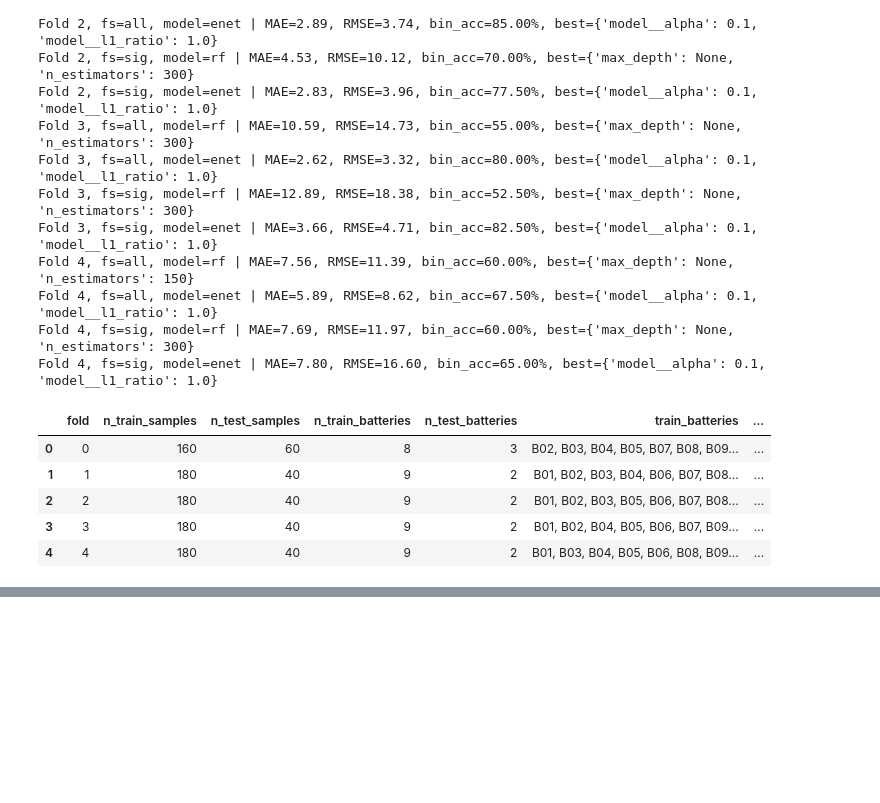
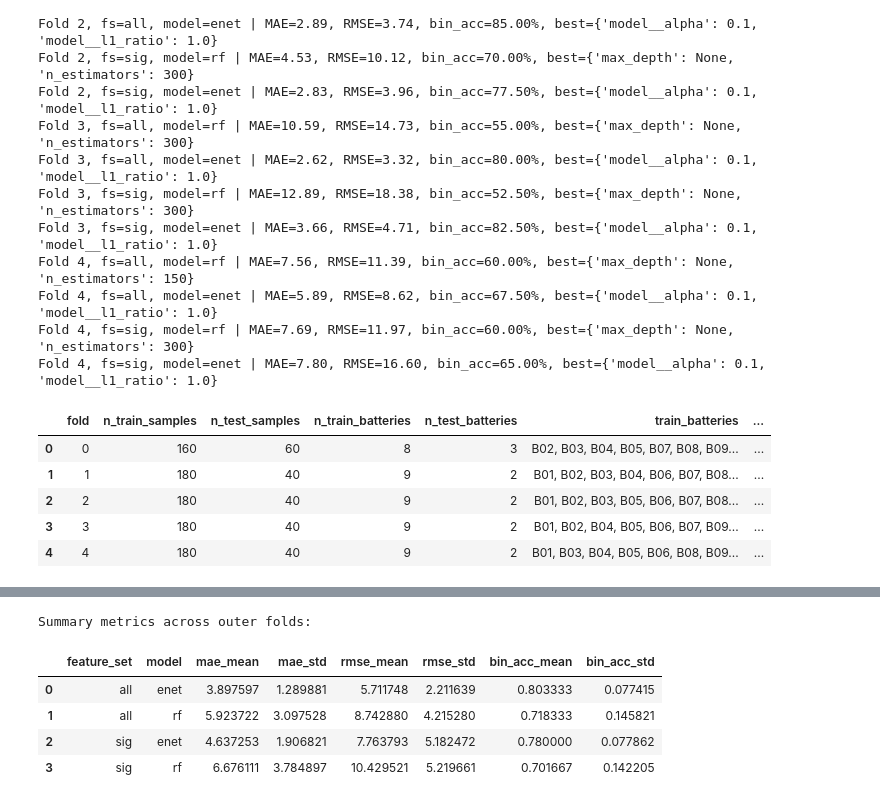
Before and after one commit to ChouaibB/battery-diagnostics-impedance-ml-examples, a Jupyter notebook: notebooks/01_eis_soc_exploration.ipynb, the cells around one changed output, grey strips where cells are left out. Cells and saved outputs as stored; diff of their text form; code cells hidden in the pictures; blank space fills up the shorter version.

```diff
--- a/notebooks/01_eis_soc_exploration.ipynb
+++ b/notebooks/01_eis_soc_exploration.ipynb
@@ -889,0 +902,25 @@ Fold 4, fs=sig, model=enet | MAE=7.80, RMSE=16.60, bin_acc=65.00%, best={'model_
+# %%
+# Aggregate metrics across outer folds
+summary = (
+    results_df
+    .groupby(["feature_set", "model"])
+    .agg(
+        mae_mean=("mae", "mean"),
+        mae_std=("mae", "std"),
+        rmse_mean=("rmse", "mean"),
+        rmse_std=("rmse", "std"),
+        bin_acc_mean=("bin_acc", "mean"),
+        bin_acc_std=("bin_acc", "std"),
+    )
+    .reset_index()
+)
+
+print("Summary metrics across outer folds:")
+summary
+# %% [output]
+Summary metrics across outer folds:
+|  | feature_set | model | mae_mean | mae_std | rmse_mean | rmse_std | bin_acc_mean | bin_acc_std |
+| 0 | all | enet | 3.897597 | 1.289881 | 5.711748 | 2.211639 | 0.803333 | 0.077415 |
+| 1 | all | rf | 5.923722 | 3.097528 | 8.742880 | 4.215280 | 0.718333 | 0.145821 |
+| 2 | sig | enet | 4.637253 | 1.906821 | 7.763793 | 5.182472 | 0.780000 | 0.077862 |
+| 3 | sig | rf | 6.676111 | 3.784897 | 10.429521 | 5.219661 | 0.701667 | 0.142205 |
```
Also changed, not shown: parts of 4 cells of this notebook.
